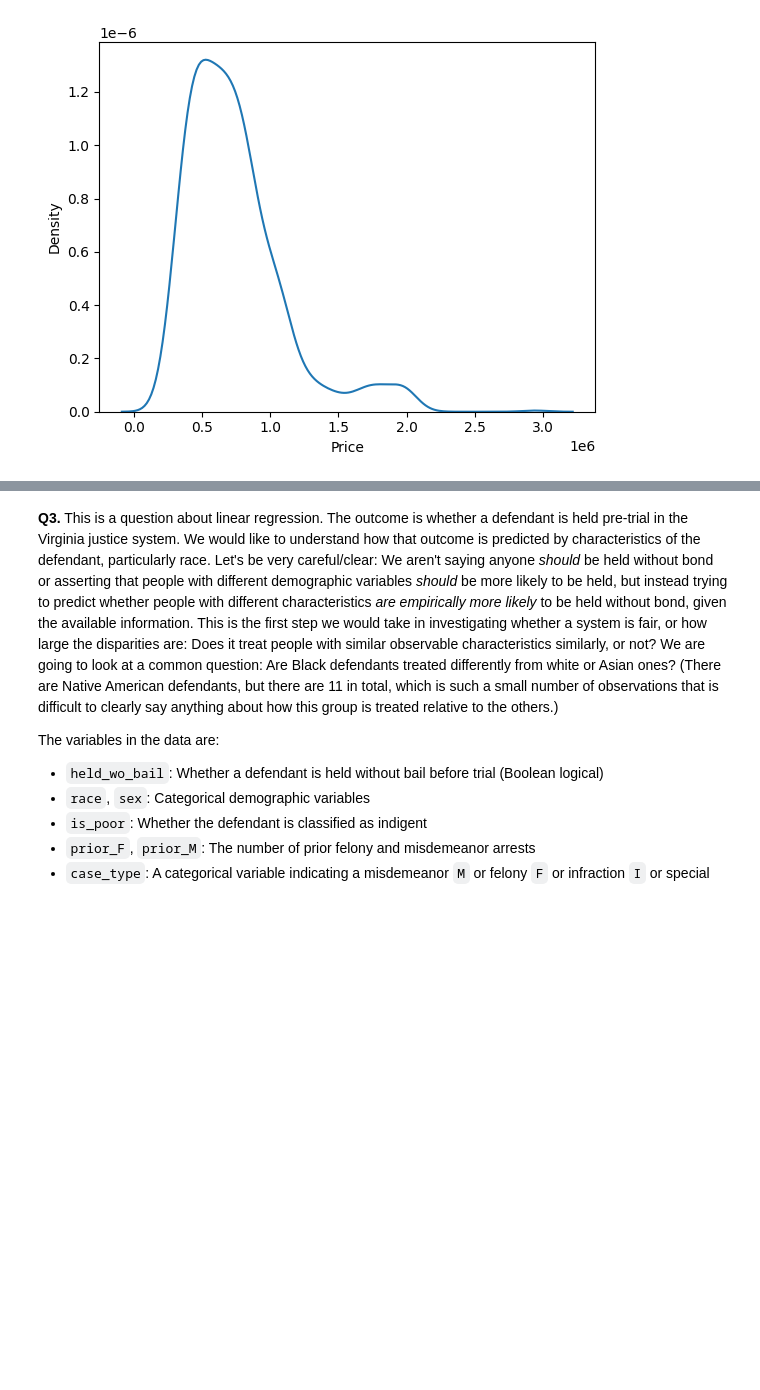
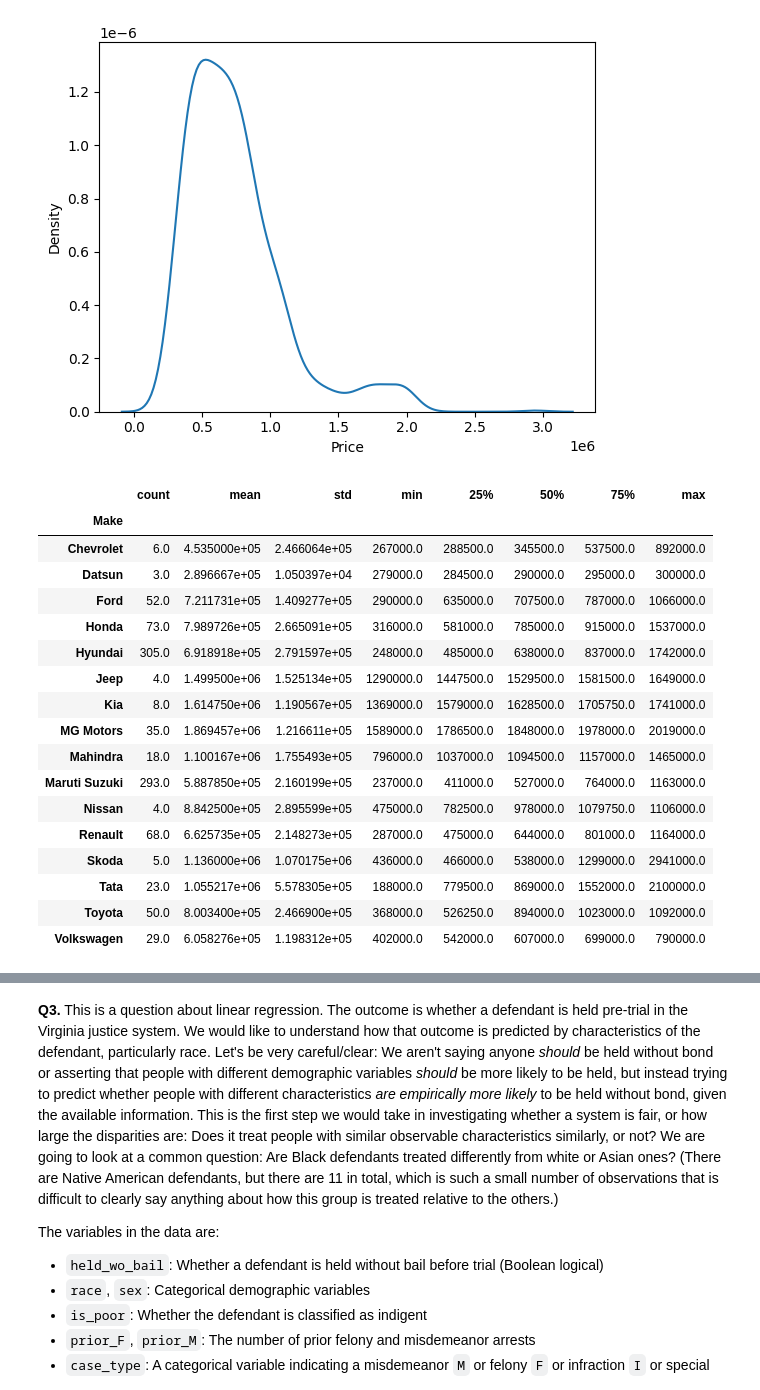
Before and after one commit to natalieassaad/linearRegression, a Jupyter notebook: assignment.ipynb, the cells around one changed output, grey strips where cells are left out. Drawn from its saved outputs; the diff is of its cells as text; code cells hidden in the pictures; blank space fills up the shorter version.

```diff
--- a/assignment.ipynb
+++ b/assignment.ipynb
@@ -336,3 +336,24 @@ sns.kdeplot(x=df['Price'])
 # %% [output]
 <Axes: xlabel='Price', ylabel='Density'>
 [figure]
+# %%
+df['Price'].groupby(df['Make']).describe()
+# %% [output]
+|  | count | mean | std | min | 25% | 50% | 75% | max |
+| Make |  |  |  |  |  |  |  |  |
+| Chevrolet | 6.0 | 4.535000e+05 | 2.466064e+05 | 267000.0 | 288500.0 | 345500.0 | 537500.0 | 892000.0 |
+| Datsun | 3.0 | 2.896667e+05 | 1.050397e+04 | 279000.0 | 284500.0 | 290000.0 | 295000.0 | 300000.0 |
+| Ford | 52.0 | 7.211731e+05 | 1.409277e+05 | 290000.0 | 635000.0 | 707500.0 | 787000.0 | 1066000.0 |
+| Honda | 73.0 | 7.989726e+05 | 2.665091e+05 | 316000.0 | 581000.0 | 785000.0 | 915000.0 | 1537000.0 |
+| Hyundai | 305.0 | 6.918918e+05 | 2.791597e+05 | 248000.0 | 485000.0 | 638000.0 | 837000.0 | 1742000.0 |
+| Jeep | 4.0 | 1.499500e+06 | 1.525134e+05 | 1290000.0 | 1447500.0 | 1529500.0 | 1581500.0 | 1649000.0 |
+| Kia | 8.0 | 1.614750e+06 | 1.190567e+05 | 1369000.0 | 1579000.0 | 1628500.0 | 1705750.0 | 1741000.0 |
+| MG Motors | 35.0 | 1.869457e+06 | 1.216611e+05 | 1589000.0 | 1786500.0 | 1848000.0 | 1978000.0 | 2019000.0 |
+| Mahindra | 18.0 | 1.100167e+06 | 1.755493e+05 | 796000.0 | 1037000.0 | 1094500.0 | 1157000.0 | 1465000.0 |
+| Maruti Suzuki | 293.0 | 5.887850e+05 | 2.160199e+05 | 237000.0 | 411000.0 | 527000.0 | 764000.0 | 1163000.0 |
+| Nissan | 4.0 | 8.842500e+05 | 2.895599e+05 | 475000.0 | 782500.0 | 978000.0 | 1079750.0 | 1106000.0 |
+| Renault | 68.0 | 6.625735e+05 | 2.148273e+05 | 287000.0 | 475000.0 | 644000.0 | 801000.0 | 1164000.0 |
+| Skoda | 5.0 | 1.136000e+06 | 1.070175e+06 | 436000.0 | 466000.0 | 538000.0 | 1299000.0 | 2941000.0 |
+| Tata | 23.0 | 1.055217e+06 | 5.578305e+05 | 188000.0 | 779500.0 | 869000.0 | 1552000.0 | 2100000.0 |
+| Toyota | 50.0 | 8.003400e+05 | 2.466900e+05 | 368000.0 | 526250.0 | 894000.0 | 1023000.0 | 1092000.0 |
+| Volkswagen | 29.0 | 6.058276e+05 | 1.198312e+05 | 402000.0 | 542000.0 | 607000.0 | 699000.0 | 790000.0 |
```
Also changed, not shown: parts of 11 cells of this notebook.
